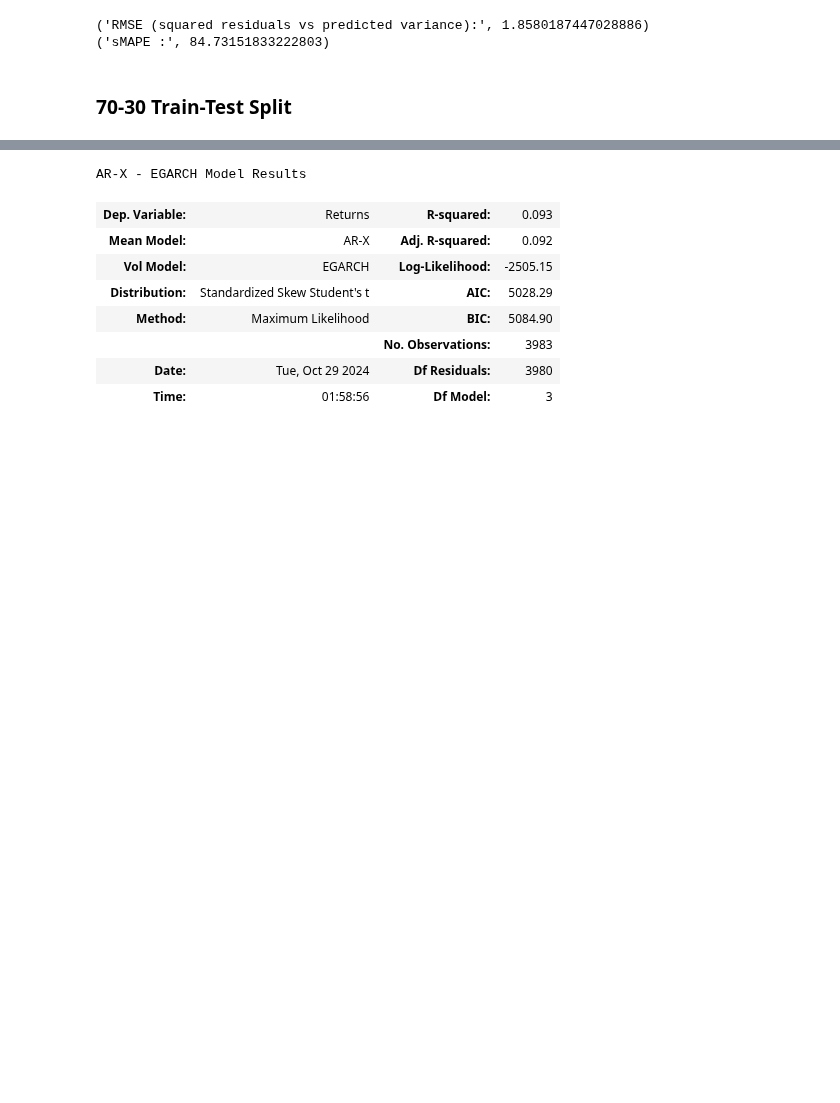
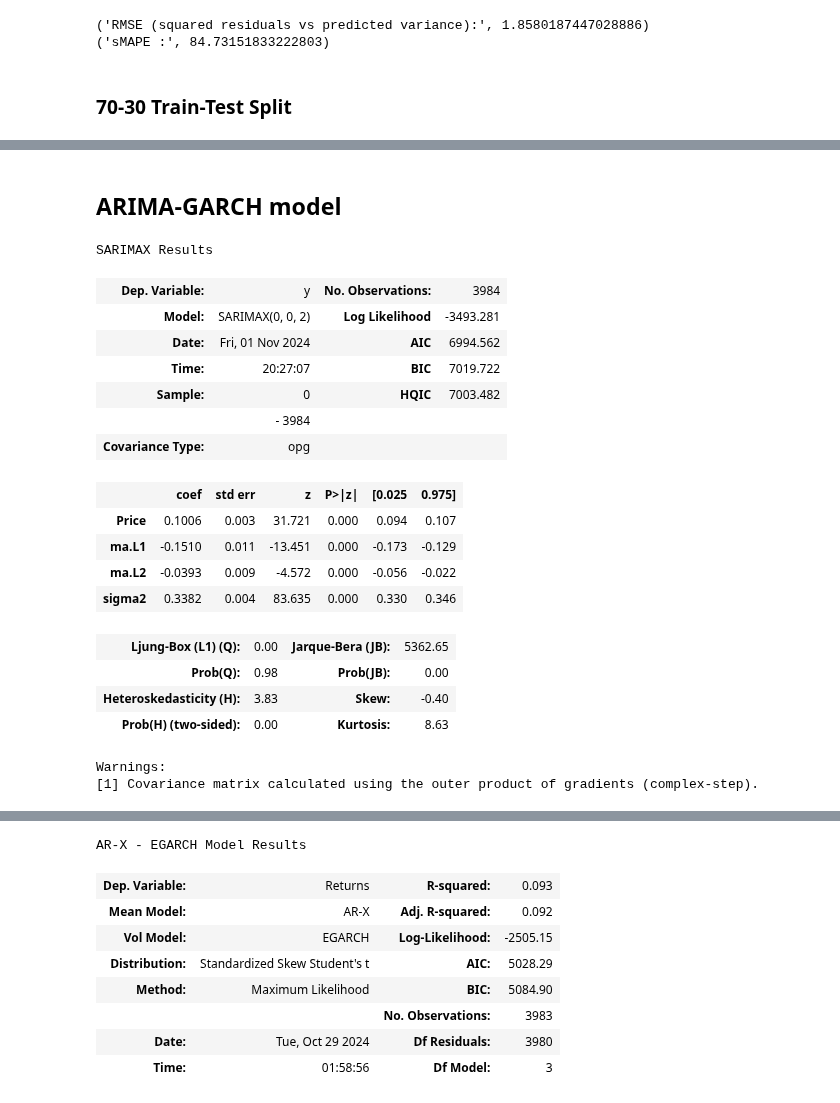
Before and after one commit to siruiliu-code/GARCH-X-Volatility-Modelling-with-Equity-Options-Trading, a Jupyter notebook: XLE_garch.ipynb, the cells around one changed output, grey strips where cells are left out. Saved outputs shown, nothing was run; the diff lists cells and outputs as text; code cells hidden in the pictures; blank space fills up the shorter version.

```diff
--- a/XLE_garch.ipynb
+++ b/XLE_garch.ipynb
@@ -207,0 +225,25 @@ brent_train2, brent_test2 = train_test_split(brent_returns, test_size = 0.3, shu
+# %% [markdown]
+## ARIMA-GARCH model
+# %%
+arima = pm.auto_arima(y=XLE_train2["Returns"], X= brent_train2, seasonal = False, start_P=1, start_Q=1)
+arima.summary()
+# %% [output]
+SARIMAX Results
+| Dep. Variable: | y | No. Observations: | 3984 |
+| Model: | SARIMAX(0, 0, 2) | Log Likelihood | -3493.281 |
+| Date: | Fri, 01 Nov 2024 | AIC | 6994.562 |
+| Time: | 20:27:07 | BIC | 7019.722 |
+| Sample: | 0 | HQIC | 7003.482 |
+|  | - 3984 |  |  |
+| Covariance Type: | opg |  |  |
+|  | coef | std err | z | P>|z| | [0.025 | 0.975] |
+| Price | 0.1006 | 0.003 | 31.721 | 0.000 | 0.094 | 0.107 |
+| ma.L1 | -0.1510 | 0.011 | -13.451 | 0.000 | -0.173 | -0.129 |
+| ma.L2 | -0.0393 | 0.009 | -4.572 | 0.000 | -0.056 | -0.022 |
+| sigma2 | 0.3382 | 0.004 | 83.635 | 0.000 | 0.330 | 0.346 |
+| Ljung-Box (L1) (Q): | 0.00 | Jarque-Bera (JB): | 5362.65 |
+| Prob(Q): | 0.98 | Prob(JB): | 0.00 |
+| Heteroskedasticity (H): | 3.83 | Skew: | -0.40 |
+| Prob(H) (two-sided): | 0.00 | Kurtosis: | 8.63 |
+Warnings:
+[1] Covariance matrix calculated using the outer product of gradients (complex-step).
```
Also changed, not shown: parts of 19 cells of this notebook.
